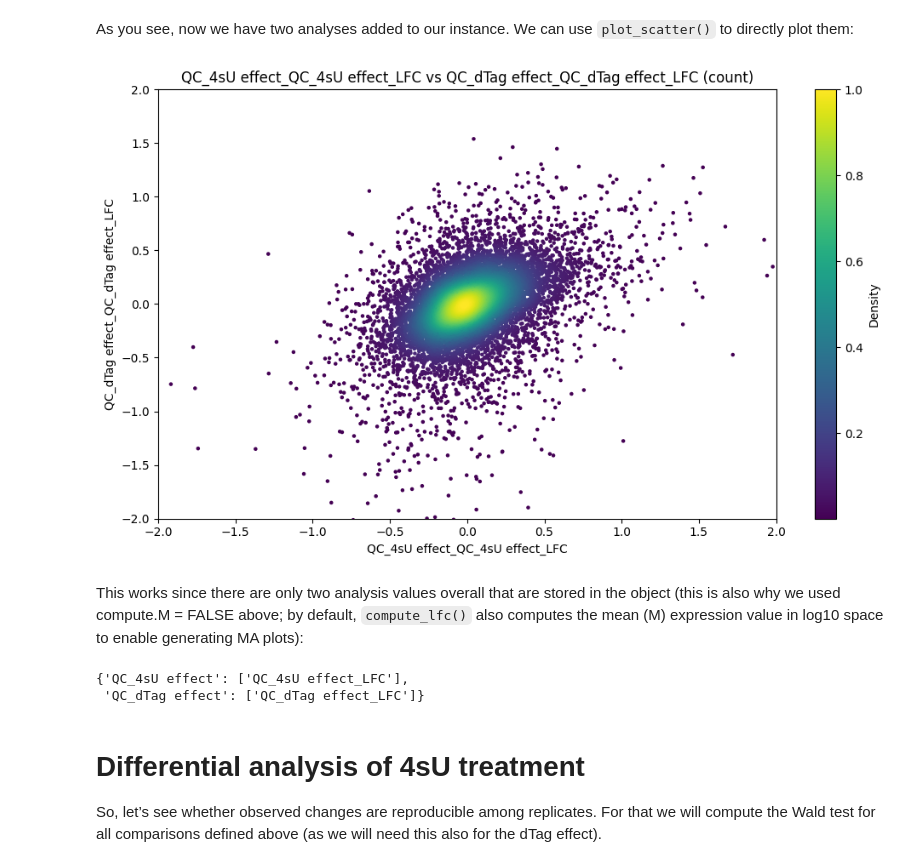
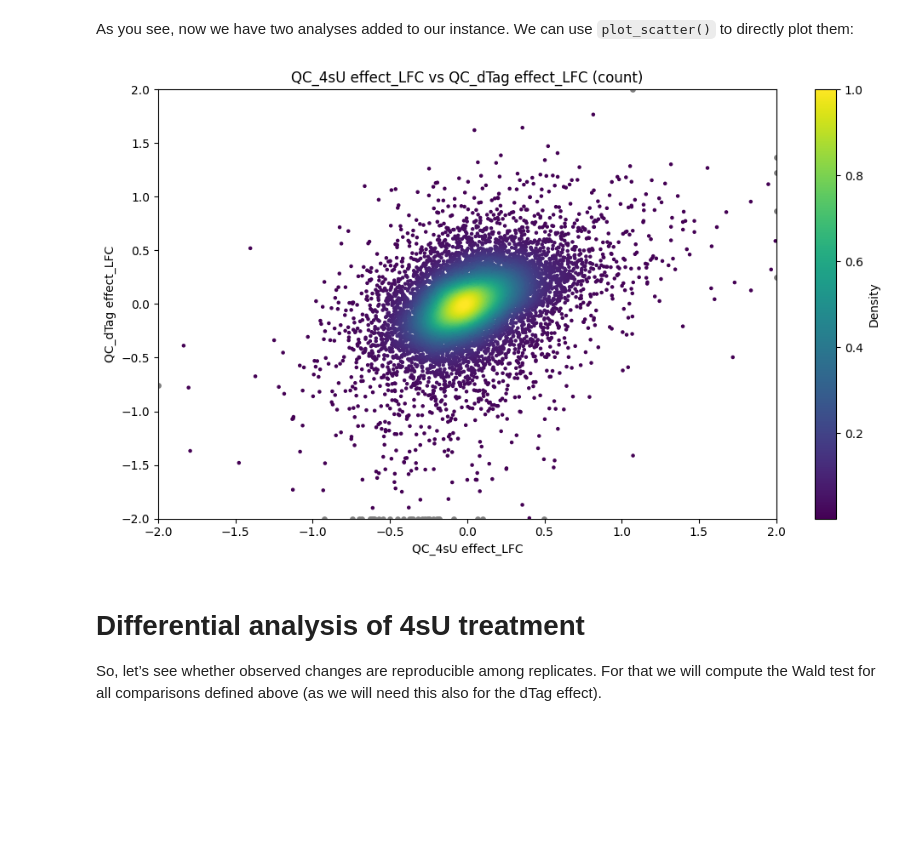
Before and after one commit to maus2310/GrandPy, a Jupyter notebook: docs/notebooks/notebook_01_differential_expression.ipynb, the cells around one changed output. Drawn from its saved outputs; the diff is of its cells as text; code cells hidden in the pictures; blank space fills up the shorter version.

```diff
--- a/docs/notebooks/notebook_01_differential_expression.ipynb
+++ b/docs/notebooks/notebook_01_differential_expression.ipynb
@@ -324,17 +324,10 @@ Available plots: {}
 Default data slot: count
 # %% [markdown]
 As you see, now we have two analyses added to our instance. We can use `plot_scatter()` to directly plot them:
-# %%
-gp.plot_scatter(banp, x_limit = (-2.0,2.0), y_limit = (-2.0,2.0), remove_outlier = False)
-# %% [output]
-[figure, removed]
-# %% [markdown]
-This works since there are only two analysis values overall that are stored in the object (this is also why we used compute.M = FALSE above; by default, `compute_lfc()` also computes the mean (M) expression value in log10 space to enable generating MA plots):
-# %%
-banp.get_analyses(description=True)
-# %% [output]
-{'QC_4sU effect': ['QC_4sU effect_LFC'],
- 'QC_dTag effect': ['QC_dTag effect_LFC']}
+# %%
+gp.plot_scatter(banp, x="QC_4sU effect_LFC", y="QC_dTag effect_LFC", x_limit = (-2.0,2.0), y_limit = (-2.0,2.0))
+# %% [output]
+[figure, added]
 # %% [markdown]
 # Differential analysis of 4sU treatment
 
```
Also changed, not shown: parts of 5 cells of this notebook, 9 other files.
